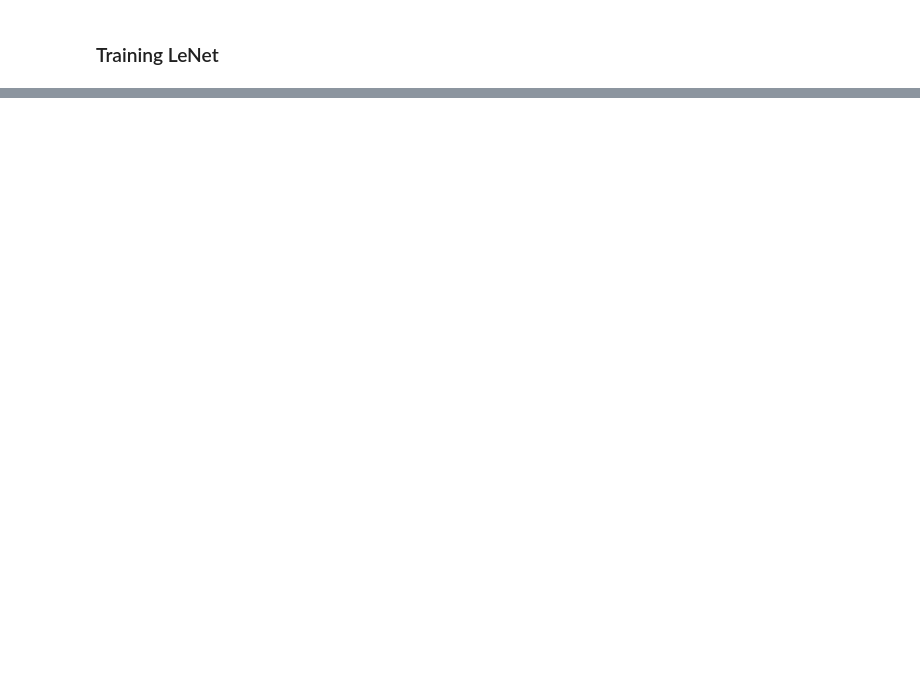
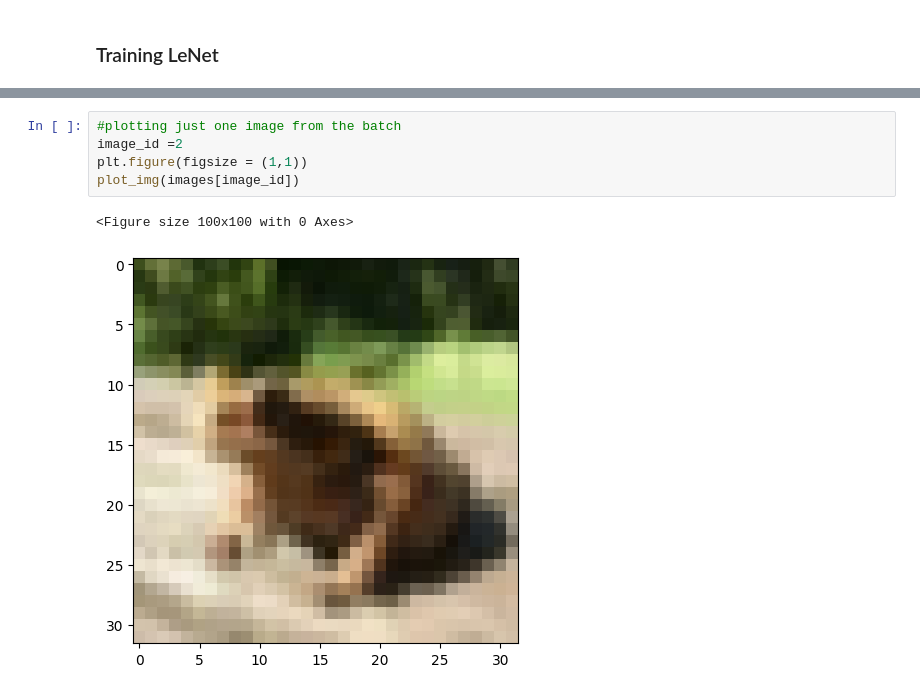
Before and after one commit to irohitraj/Computer-Vision, a Jupyter notebook: Pytorch/CNN_pytorch_basics.ipynb, the cells around one changed output, grey strips where cells are left out. Saved outputs shown, nothing was run; the diff lists cells and outputs as text; blank space fills up the shorter version.

```diff
--- a/Pytorch/CNN_pytorch_basics.ipynb
+++ b/Pytorch/CNN_pytorch_basics.ipynb
@@ -231,0 +380,8 @@ pred_class:  tensor([9, 9, 9, 9])
+# %%
+#plotting just one image from the batch
+image_id =2
+plt.figure(figsize = (1,1))
+plot_img(images[image_id])
+# %% [output]
+<Figure size 100x100 with 0 Axes>
+[figure, added]
```
Also changed, not shown: parts of 28 cells of this notebook.
